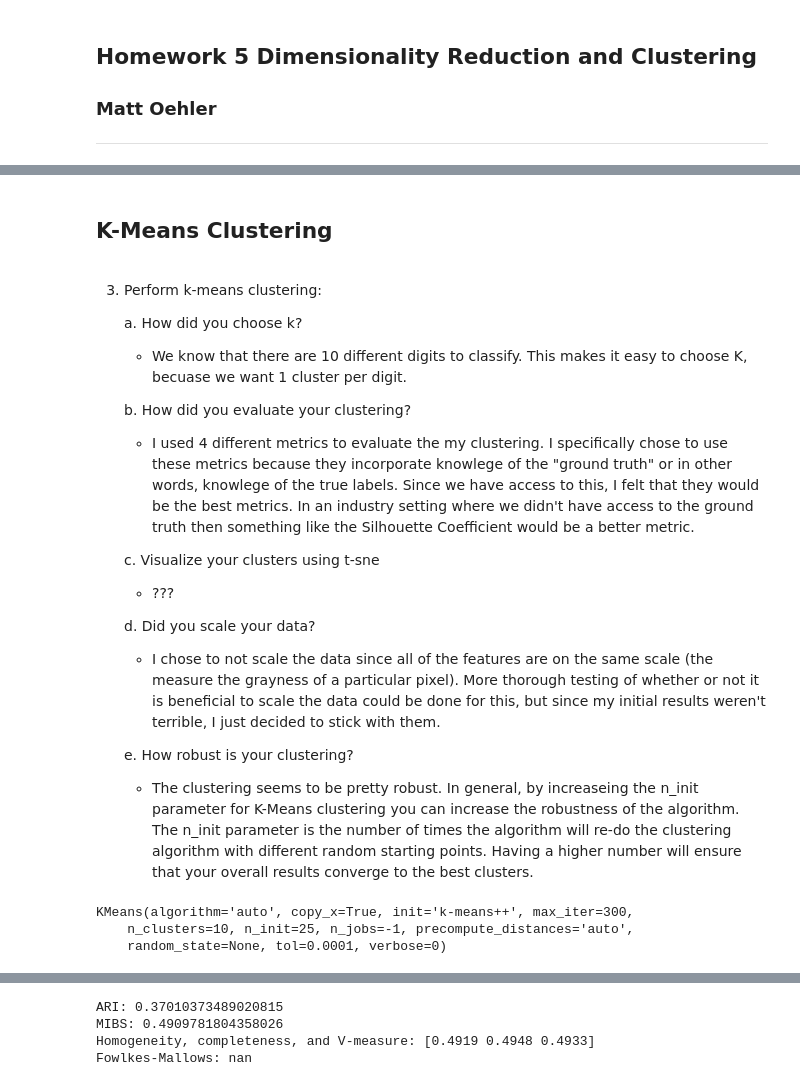
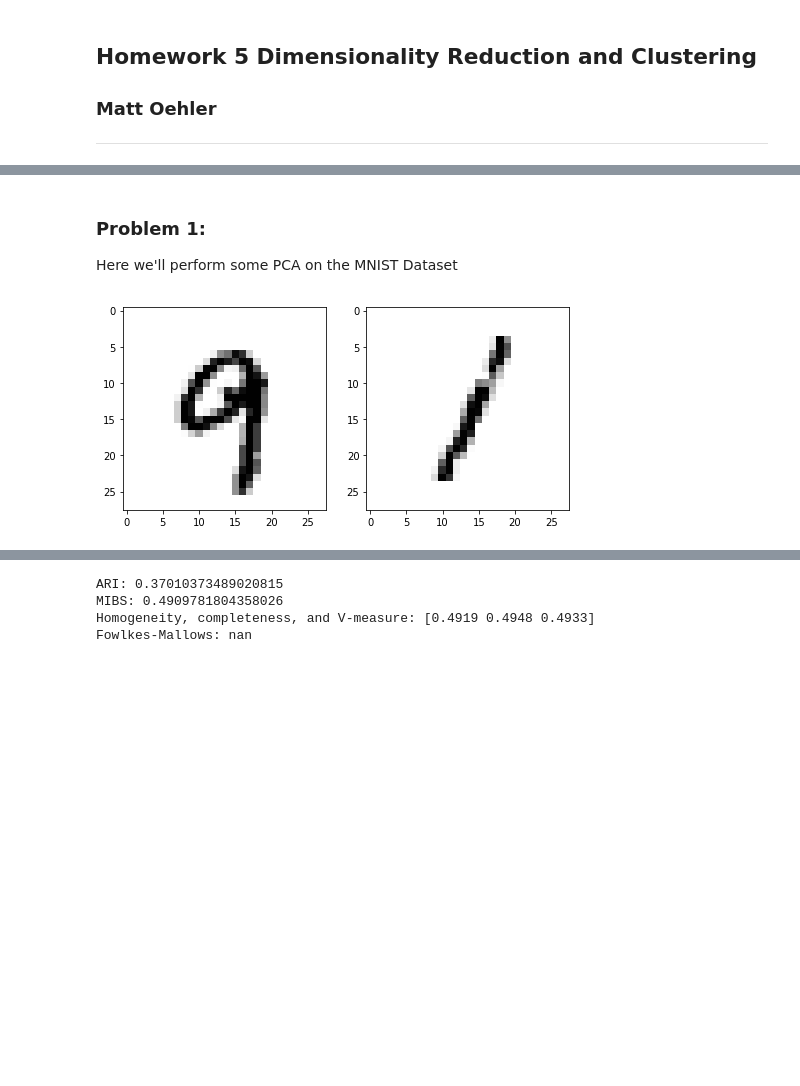
Before and after one commit to mjoehler94/BYU_Econ213R_Projects, a Jupyter notebook: Homeworks/Hw5/Hw5_DimReduction_and_Clustering.ipynb, the cells around one changed output, grey strips where cells are left out. Cells and saved outputs as stored; diff of their text form; code cells hidden in the pictures; blank space fills up the shorter version.

```diff
--- a/Homeworks/Hw5/Hw5_DimReduction_and_Clustering.ipynb
+++ b/Homeworks/Hw5/Hw5_DimReduction_and_Clustering.ipynb
@@ -221,27 +22,3 @@ sns.lmplot(x='component1', y='component2', data=df_tsne, hue='label', fit_reg=Fa
-# %% [markdown]
-## K-Means Clustering
-# %% [markdown]
-3. Perform k-means clustering:
-
-    a. How did you choose k?
-    - We know that there are 10 different digits to classify. This makes it easy to choose K, becuase we want 1 cluster per digit.
-
-    b. How did you evaluate your clustering?
-    - I used 4 different metrics to evaluate the my clustering. I specifically chose to use these metrics because they incorporate knowlege of the "ground truth" or in other words, knowlege of the true labels. Since we have access to this, I felt that they would be the best metrics. In an industry setting where we didn't have access to the ground truth then something like the Silhouette Coefficient would be a better metric.
-
-    c. Visualize your clusters using t-sne
-    - ???
-
-    d. Did you scale your data?
-    - I chose to not scale the data since all of the features are on the same scale (the measure the grayness of a particular pixel). More thorough testing of whether or not it is beneficial to scale the data could be done for this, but since my initial results weren't terrible, I just decided to stick with them.
-
-    e. How robust is your clustering?
-    - The clustering seems to be pretty robust. In general, by increaseing the n_init parameter for K-Means clustering you can increase the robustness of the algorithm. The n_init parameter is the number of times the algorithm will re-do the clustering algorithm with different random starting points. Having a higher number will ensure that your overall results converge to the best clusters.
-# %%
-#we know there are 10 different digits, so we want 10 clusters
-kmeans = KMeans(n_clusters=10, n_init=25, n_jobs=-1)
-kmeans.fit(train_img)
-# %% [output]
-KMeans(algorithm='auto', copy_x=True, init='k-means++', max_iter=300,
-    n_clusters=10, n_init=25, n_jobs=-1, precompute_distances='auto',
-    random_state=None, tol=0.0001, verbose=0)
+# %% [markdown]
+### Problem 1:
+Here we'll perform some PCA on the MNIST Dataset
@@ -247,0 +30,11 @@ KMeans(algorithm='auto', copy_x=True, init='k-means++', max_iter=300,
+# %%
+#preview images
+plt.figure(figsize=(8,4));
+plt.subplot(1, 2, 1);
+plt.imshow(X[55555].reshape(28,28), cmap=plt.get_cmap('Greys'))
+
+plt.subplot(1, 2, 2);
+plt.imshow(X[12345].reshape(28,28), cmap=plt.get_cmap('Greys'))
+plt.show()
+# %% [output]
+[figure, added]
```
Also changed, not shown: parts of 42 cells of this notebook.
